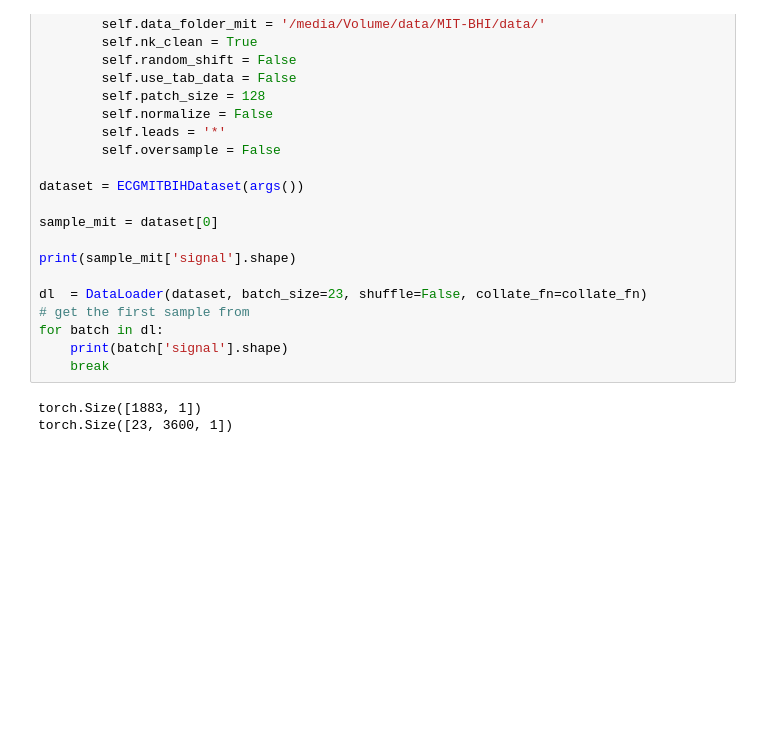
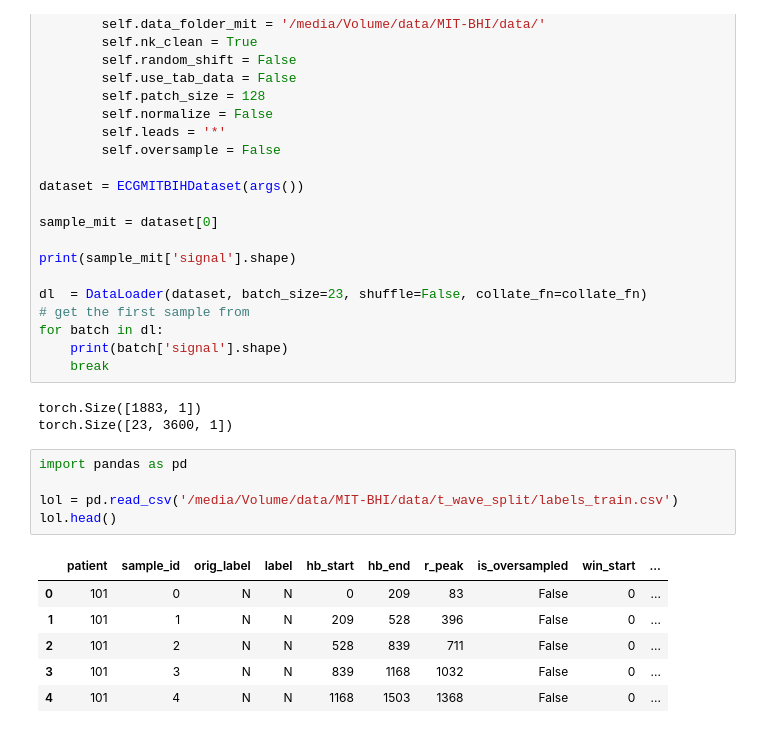
Before and after one commit to luna97/MIT-BIH_ecg_arrhytmia, a Jupyter notebook: preprocess_dataset_mimic.ipynb, the cells around one changed output. Cells and saved outputs as stored; diff of their text form; blank space fills up the shorter version.

```diff
--- a/preprocess_dataset.ipynb
+++ b/preprocess_dataset_mimic.ipynb
@@ -463,3 +527,15 @@ for batch in dl:
 # %% [output]
 torch.Size([1883, 1])
 torch.Size([23, 3600, 1])
+# %%
+import pandas as pd
+
+lol = pd.read_csv('/media/Volume/data/MIT-BHI/data/t_wave_split/labels_train.csv')
+lol.head()
+# %% [output]
+|  | patient | sample_id | orig_label | label | hb_start | hb_end | r_peak | is_oversampled | win_start | ... |
+| 0 | 101 | 0 | N | N | 0 | 209 | 83 | False | 0 | ... |
+| 1 | 101 | 1 | N | N | 209 | 528 | 396 | False | 0 | ... |
+| 2 | 101 | 2 | N | N | 528 | 839 | 711 | False | 0 | ... |
+| 3 | 101 | 3 | N | N | 839 | 1168 | 1032 | False | 0 | ... |
+| 4 | 101 | 4 | N | N | 1168 | 1503 | 1368 | False | 0 | ... |
```
Also changed, not shown: parts of 4 cells of this notebook, 26 other files.
